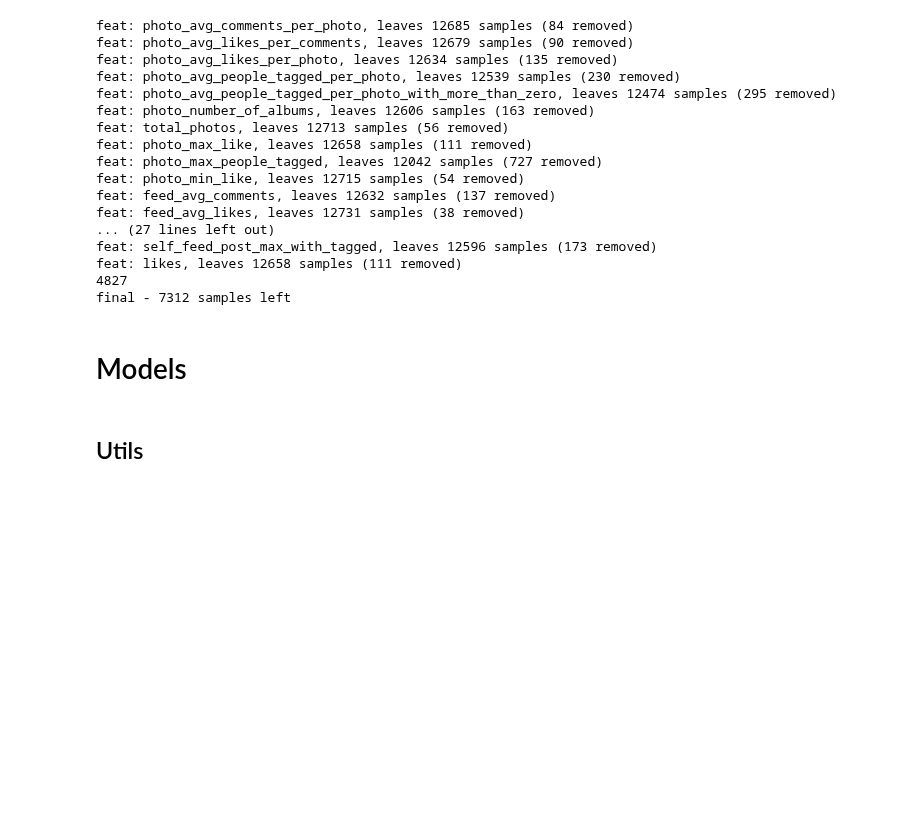
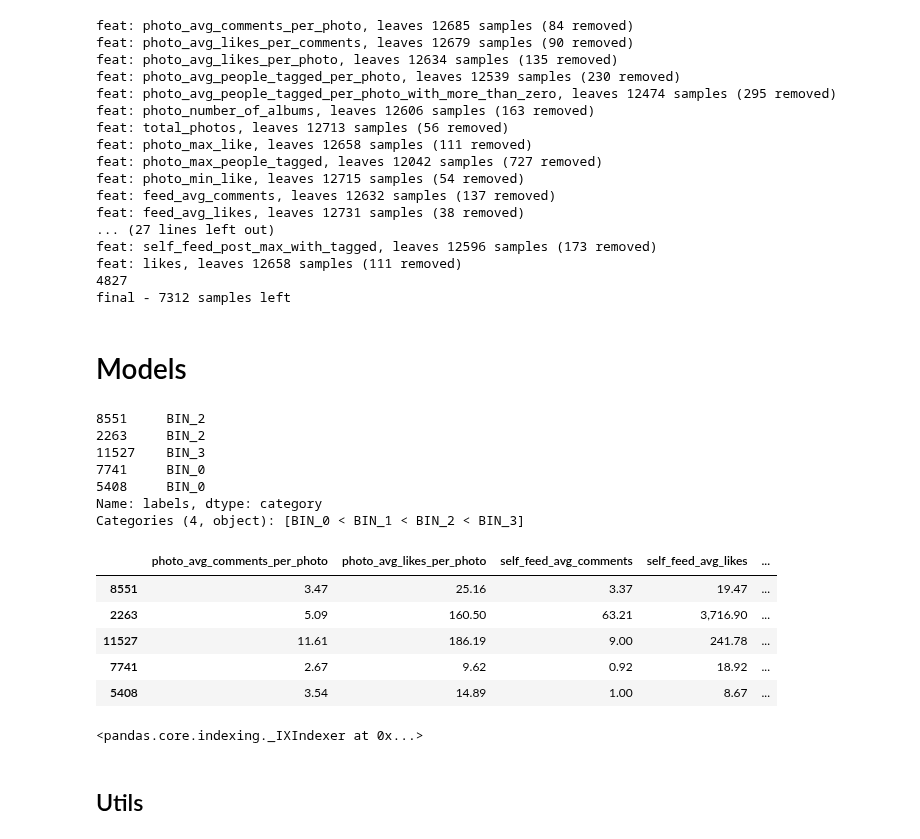
Before and after one commit to liadwg/data_mining_workshop, a Jupyter notebook: like_prediction_workshop - lite.ipynb, the cells around one changed output. Saved outputs shown, nothing was run; the diff lists cells and outputs as text; code cells hidden in the pictures; blank space fills up the shorter version.

```diff
--- a/like_prediction_workshop - lite.ipynb
+++ b/like_prediction_workshop - lite.ipynb
@@ -525,6 +561,36 @@ final - 7312 samples left
 # filtered_all_data[normal_by_min_max + [f[0] for f in normal_by_total_count_vars]].head(5)
 # %% [markdown]
 # Models
+# %%
+manual = pp_data.sample(n=5)
+feats = [feat for feat in manual.columns.get_values() if feat.startswith('country') or feat.startswith('price')]
+feats += ['id', 'likes', 'labels']
+lbl = manual['labels']
+manual.drop(feats, 1, inplace=True)
+
+feats = ['photo_avg_comments_per_photo', 'photo_avg_likes_per_photo', 'self_feed_avg_comments', 'self_feed_avg_likes',
+         'self_feed_avg_shares', 'talking_about_count', 'feed_avg_comments', 'feed_avg_likes', 'feed_avg_shares']
+# print manual[feats]
+print lbl
+manual[feats]
+# %% [output]
+8551     BIN_2
+2263     BIN_2
+11527    BIN_3
+7741     BIN_0
+5408     BIN_0
+Name: labels, dtype: category
+Categories (4, object): [BIN_0 < BIN_1 < BIN_2 < BIN_3]
+|  | photo_avg_comments_per_photo | photo_avg_likes_per_photo | self_feed_avg_comments | self_feed_avg_likes | ... |
+| 8551 | 3.47 | 25.16 | 3.37 | 19.47 | ... |
+| 2263 | 5.09 | 160.50 | 63.21 | 3,716.90 | ... |
+| 11527 | 11.61 | 186.19 | 9.00 | 241.78 | ... |
+| 7741 | 2.67 | 9.62 | 0.92 | 18.92 | ... |
+| 5408 | 3.54 | 14.89 | 1.00 | 8.67 | ... |
+# %%
+pp_data.loc[11527]
+# %% [output]
+<pandas.core.indexing._IXIndexer at 0x...>
 # %% [markdown]
 ## Utils
 # %% [markdown]
```
Also changed, not shown: parts of 9 cells of this notebook.
